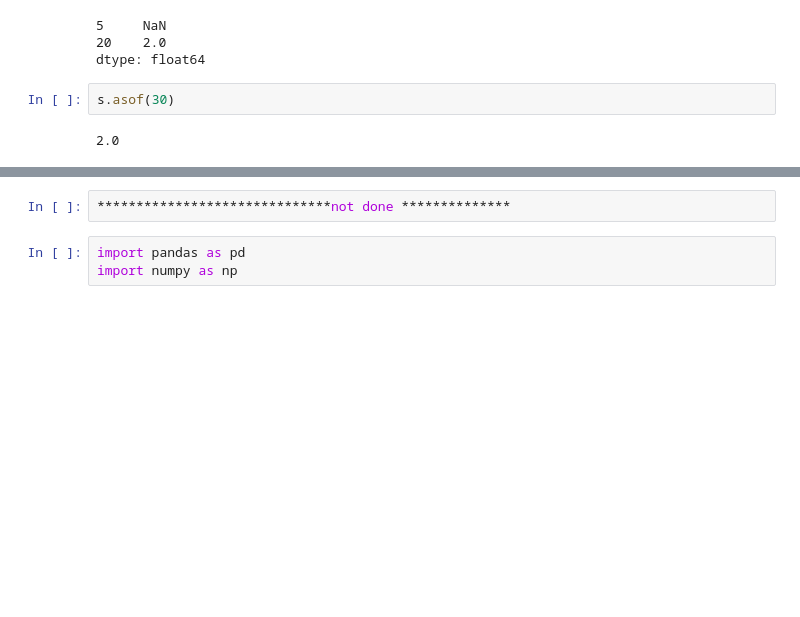
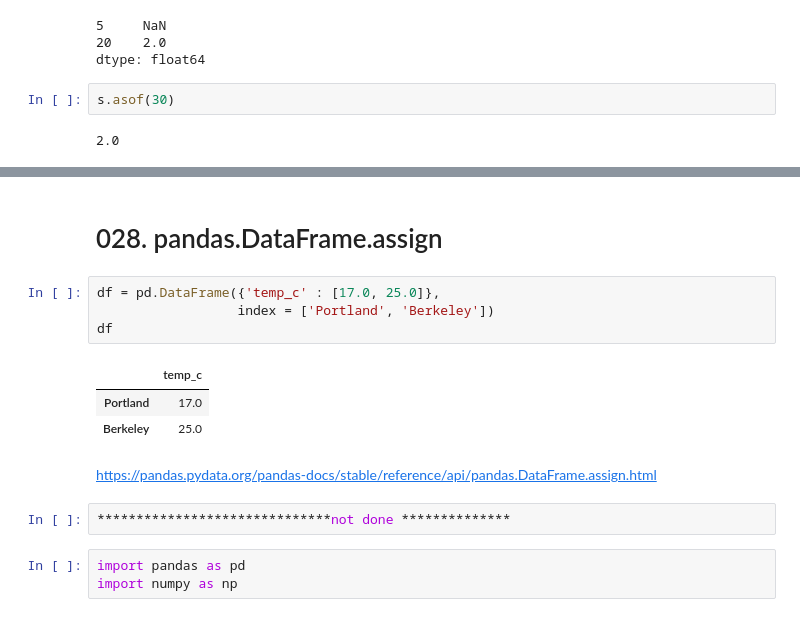
Before and after one commit to hwan141592/WILT, a Jupyter notebook: [PP] Pandas DataFrame.ipynb, the cells around one changed output, grey strips where cells are left out. Saved outputs shown, nothing was run; the diff lists cells and outputs as text; blank space fills up the shorter version.

```diff
--- a/[PP] Pandas DataFrame.ipynb
+++ b/[PP] Pandas DataFrame.ipynb
@@ -1265,3 +1296,15 @@ s.asof(30)
+# %% [markdown]
+# 028. pandas.DataFrame.assign
+# %%
+df = pd.DataFrame({'temp_c' : [17.0, 25.0]},
+                  index = ['Portland', 'Berkeley'])
+df
+# %% [output]
+|  | temp_c |
+| Portland | 17.0 |
+| Berkeley | 25.0 |
+# %% [markdown]
+https://pandas.pydata.org/pandas-docs/stable/reference/api/pandas.DataFrame.assign.html
 # %%
 ******************************not done **************
 # %%
```
Also changed, not shown: parts of 3 cells of this notebook.
